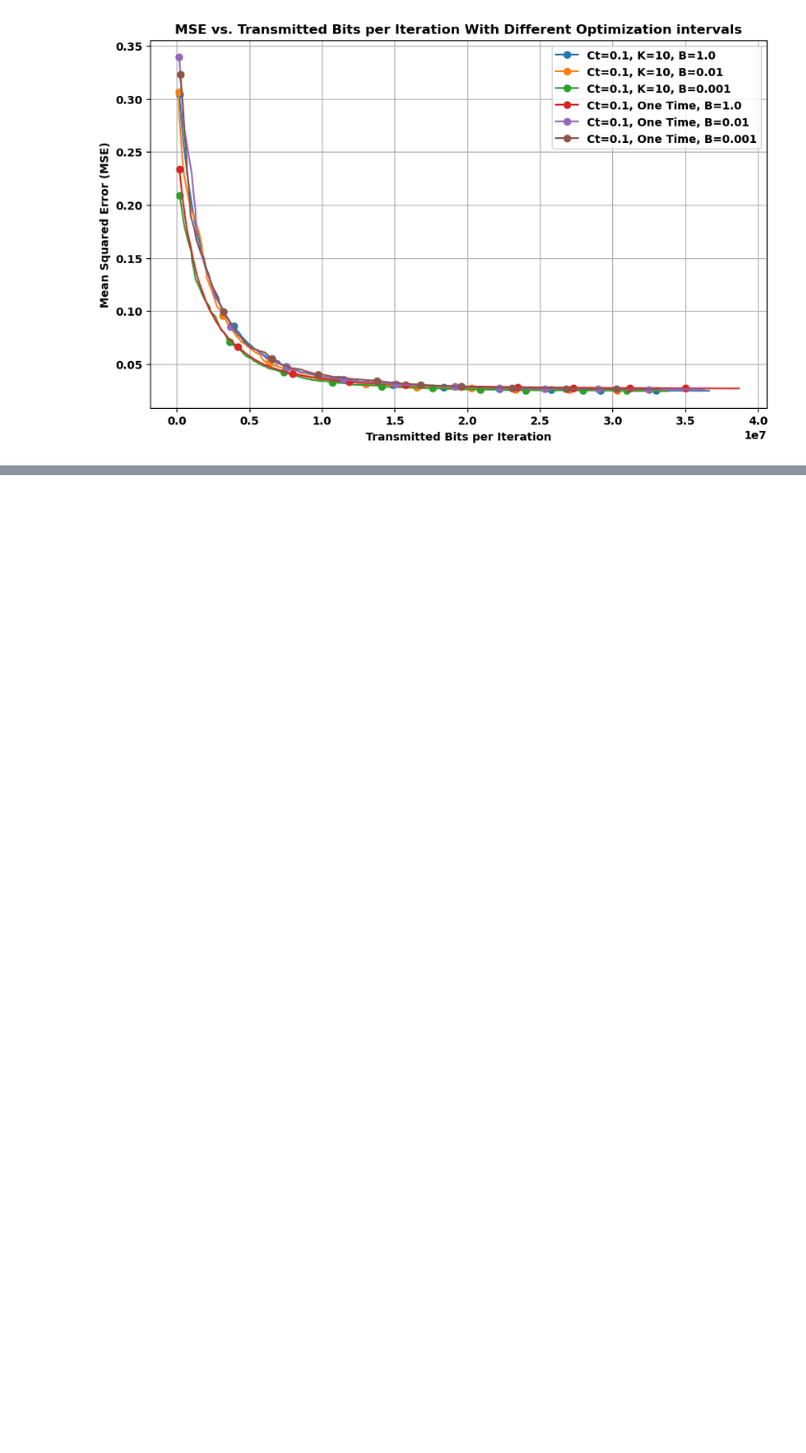
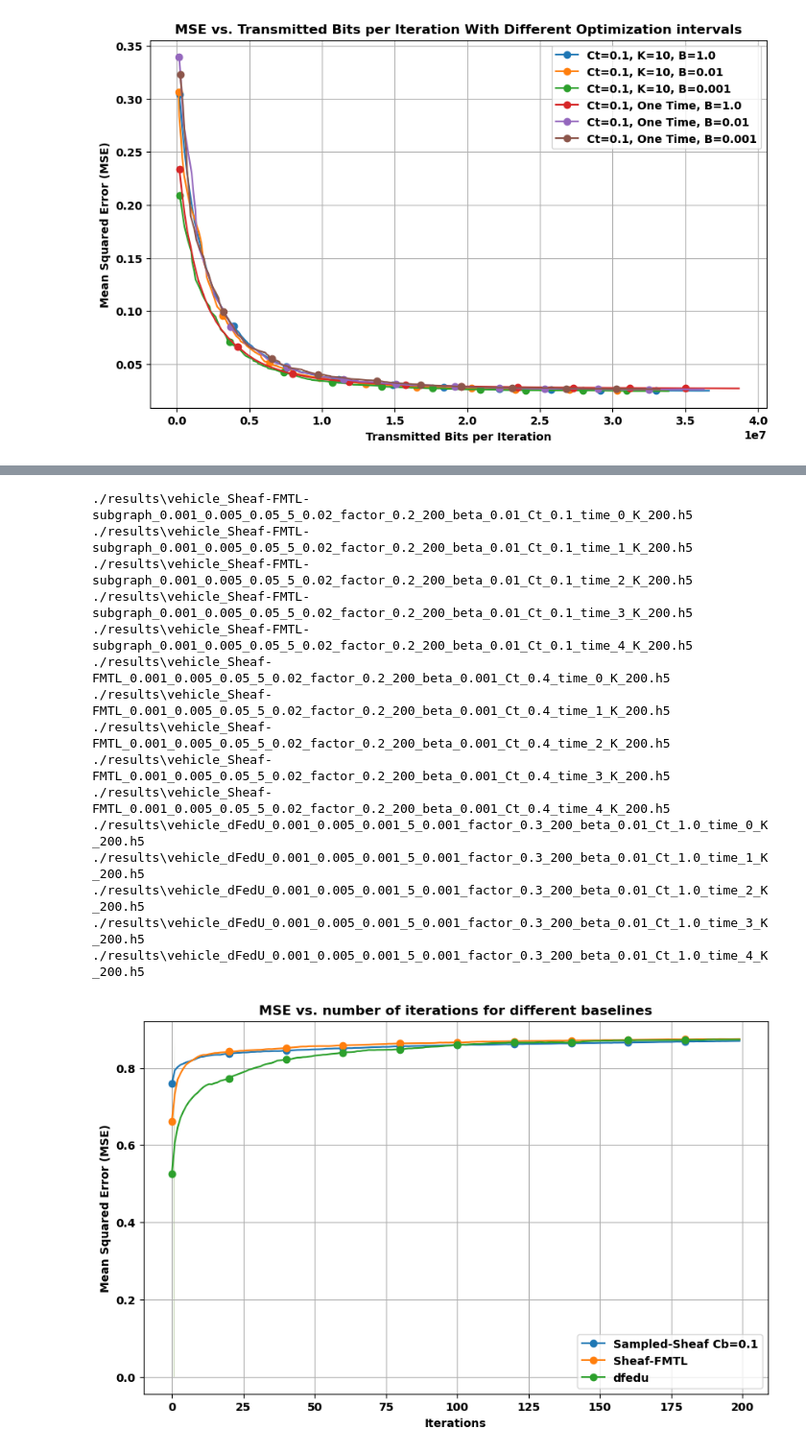
Before and after one commit to abdulmomen-ghalkha/WirelessSheaves, a Jupyter notebook: plots.ipynb, the cells around one changed output, grey strips where cells are left out. Shown at 96% size. Cells and saved outputs as stored; diff of their text form; code cells hidden in the pictures; blank space fills up the shorter version.

```diff
--- a/plots.ipynb
+++ b/plots.ipynb
@@ -269,30 +271,49 @@ plt.show()
 # %%
 # Define file patterns for different Ct values
 file_patterns = {
-    "Sampled-Sheaf Cb=0.1": "./results/school_Sheaf-FMTL-subgraph_0.001_0.005_0.05_5_0.02_factor_0.2_200_beta_0.01_Ct_0.1_time_0_K_200.h5",
-    "Sampled-Sheaf Cb=0.4": "./results/school_Sheaf-FMTL-subgraph_0.001_0.005_0.05_5_0.02_factor_0.2_200_beta_0.01_Ct_0.4_time_0_K_200.h5",
-    "Sheaf-FMTL": "./results/school_Sheaf-FMTL_0.001_0.005_0.05_5_0.02_factor_0.2_200_beta_0.001_Ct_0.4_time_0_K_200.h5",
-    "dfedu": "./results/school_dFedU_0.001_0.005_0.001_5_0.001_factor_0.3_200_beta_0.01_Ct_1.0_time_0.h5",
+    "Sampled-Sheaf Cb=0.1": "./results/vehicle_Sheaf-FMTL-subgraph_0.001_0.005_0.05_5_0.02_factor_0.2_200_beta_0.01_Ct_0.1_time_*_K_200.h5",
+    #"Sampled-Sheaf Cb=0.4": "./results/vehicle_Sheaf-FMTL-subgraph_0.001_0.005_0.05_5_0.02_factor_0.2_200_beta_0.01_Ct_0.4_time_0_K_200.h5",
+    "Sheaf-FMTL": "./results/vehicle_Sheaf-FMTL_0.001_0.005_0.05_5_0.02_factor_0.2_200_beta_0.001_Ct_0.4_time_*_K_200.h5",
+    "dfedu": "./results/vehicle_dFedU_0.001_0.005_0.001_5_0.001_factor_0.3_200_beta_0.01_Ct_1.0_time_*_K_200.h5",
 }
 
 # Plotting
 plt.figure(figsize=(10, 6))
 
 for label, file_pattern in file_patterns.items():
+    for filename in glob.glob(file_pattern):
+        print(filename)
     # Retrieve transmitted bits, mean MSE, and std MSE for the current pattern
     transmitted_bits, mse_mean, mse_std = get_mse_mean_std(file_pattern)
 
     # Plot mean with standard deviation
     plt.plot( mse_mean, label=label, marker='o', linestyle='-', markevery=20)
     plt.fill_between( mse_mean - mse_std, mse_mean + mse_std, alpha=0.2)
 
 # Label the plot
 # Label the plot
 plt.xlabel("Iterations")
 plt.ylabel("Mean Squared Error (MSE)")
 plt.title("MSE vs. number of iterations for different baselines")
 plt.legend()
 plt.grid(True)
 # Save the plot as a PDF
 #plt.savefig("MSE_vs_Transmitted_Bits_Cb.pdf", format="pdf")
 plt.show()
+# %% [output]
+./results\vehicle_Sheaf-FMTL-subgraph_0.001_0.005_0.05_5_0.02_factor_0.2_200_beta_0.01_Ct_0.1_time_0_K_200.h5
+./results\vehicle_Sheaf-FMTL-subgraph_0.001_0.005_0.05_5_0.02_factor_0.2_200_beta_0.01_Ct_0.1_time_1_K_200.h5
+./results\vehicle_Sheaf-FMTL-subgraph_0.001_0.005_0.05_5_0.02_factor_0.2_200_beta_0.01_Ct_0.1_time_2_K_200.h5
+./results\vehicle_Sheaf-FMTL-subgraph_0.001_0.005_0.05_5_0.02_factor_0.2_200_beta_0.01_Ct_0.1_time_3_K_200.h5
+./results\vehicle_Sheaf-FMTL-subgraph_0.001_0.005_0.05_5_0.02_factor_0.2_200_beta_0.01_Ct_0.1_time_4_K_200.h5
+./results\vehicle_Sheaf-FMTL_0.001_0.005_0.05_5_0.02_factor_0.2_200_beta_0.001_Ct_0.4_time_0_K_200.h5
+./results\vehicle_Sheaf-FMTL_0.001_0.005_0.05_5_0.02_factor_0.2_200_beta_0.001_Ct_0.4_time_1_K_200.h5
+./results\vehicle_Sheaf-FMTL_0.001_0.005_0.05_5_0.02_factor_0.2_200_beta_0.001_Ct_0.4_time_2_K_200.h5
+./results\vehicle_Sheaf-FMTL_0.001_0.005_0.05_5_0.02_factor_0.2_200_beta_0.001_Ct_0.4_time_3_K_200.h5
+./results\vehicle_Sheaf-FMTL_0.001_0.005_0.05_5_0.02_factor_0.2_200_beta_0.001_Ct_0.4_time_4_K_200.h5
+./results\vehicle_dFedU_0.001_0.005_0.001_5_0.001_factor_0.3_200_beta_0.01_Ct_1.0_time_0_K_200.h5
+./results\vehicle_dFedU_0.001_0.005_0.001_5_0.001_factor_0.3_200_beta_0.01_Ct_1.0_time_1_K_200.h5
+./results\vehicle_dFedU_0.001_0.005_0.001_5_0.001_factor_0.3_200_beta_0.01_Ct_1.0_time_2_K_200.h5
+./results\vehicle_dFedU_0.001_0.005_0.001_5_0.001_factor_0.3_200_beta_0.01_Ct_1.0_time_3_K_200.h5
+./results\vehicle_dFedU_0.001_0.005_0.001_5_0.001_factor_0.3_200_beta_0.01_Ct_1.0_time_4_K_200.h5
+[figure, added]
```
Also changed, not shown: parts of 5 cells of this notebook, 17 other files.
